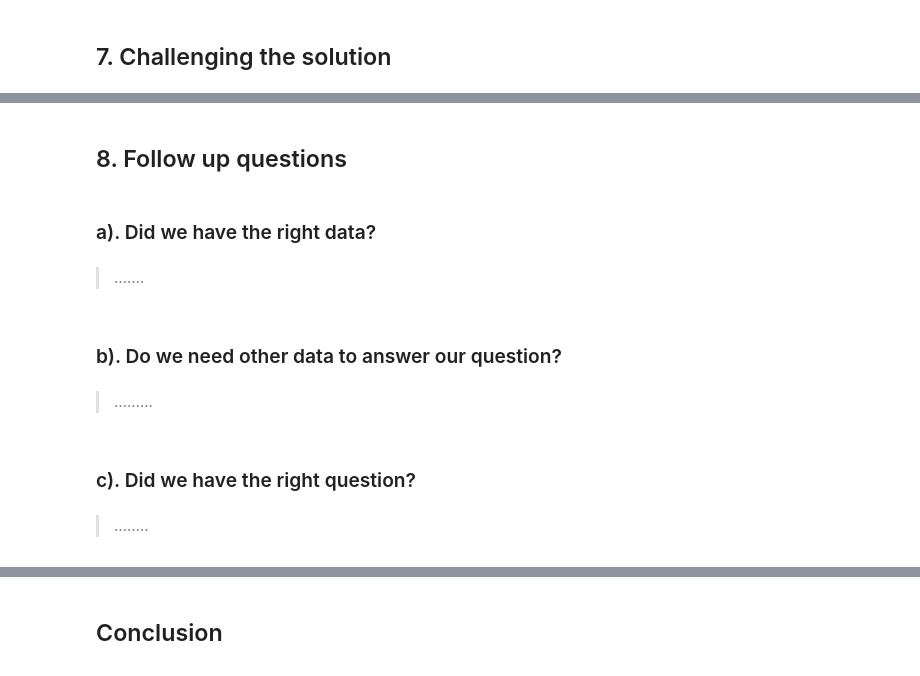
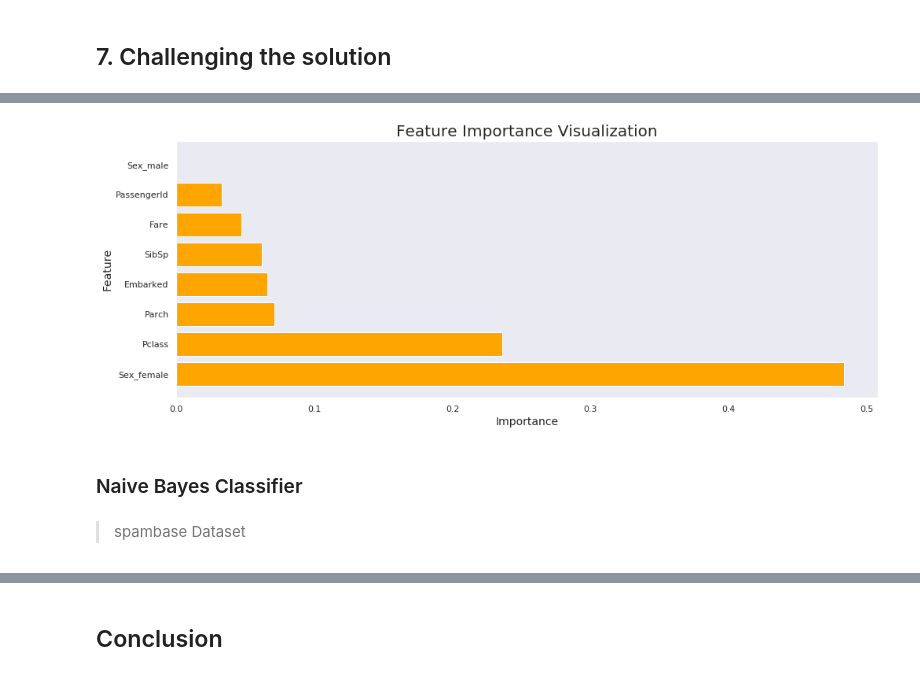
Before and after one commit to Mburia/How-to-Survive-The-1912-Titanic-Ship-Wreck-in-case-you-Travel-Back-in-Time, a Jupyter notebook: titanic.ipynb, the cells around one changed output, grey strips where cells are left out. Cells and saved outputs as stored; diff of their text form; code cells hidden in the pictures.

```diff
--- a/titanic.ipynb
+++ b/titanic.ipynb
@@ -770,19 +807,3 @@ X_train, X_test, y_train, y_test = train_test_split(X, y, test_size=0.30, random
-# %%
-# Selecting the columns to be used as data for accuracy testing
-
-cols = [col for col in train.columns if col not in ['  ']]
-
-
-
-X = train[cols]
-
-
-#assigning the target column
-
-y = train['  ']
-
-
-X_test = test[cols]
 # %% [markdown]
 ### Normalisation & P.C.A
 # %%
@@ -812,4 +833,6 @@ X_test = pca.transform(X_test)
 # %%
+from sklearn.neighbors import KNeighborsClassifier
+
 components = {}
 
 for i in np.arange(1, len(X.columns)+1):
@@ -817,13 +840,11 @@ for i in np.arange(1, len(X.columns)+1):
 
   # Training and Making Predictions
 
-  # The random forest classification classifier has been used to make predictions.
 
-  from sklearn.linear_model import LogisticRegression
 
-  classifier = LogisticRegression(random_state = 0)
+  classifier = KNeighborsClassifier()
 
-  classifier.fit(X, y)
+  classifier.fit(X_train, y_train)
 
 
   # Predicting the Test set results
@@ -837,9 +858,9 @@ for i in np.arange(1, len(X.columns)+1):
 
   from sklearn.metrics import accuracy_score
 
-  cm = confusion_matrix(y, y_pred)
+  cm = confusion_matrix(y_test, y_pred)
 
-  acc = accuracy_score(y, y_pred)
+  acc = accuracy_score(y_test, y_pred)
 
 
   print(cm)
@@ -902,14 +943,22 @@ plt.show()
-# %% [markdown]
-## 8. Follow up questions
-# %% [markdown]
-### a). Did we have the right data?
+# %%
+# Feature Importance Visualization
+
+plt.subplots(figsize = (16,6))
+
+sns.set_style('dark')
+
+plt.barh(importances.index, importances.importance,color = 'orange')
+
+plt.title('Feature Importance Visualization', fontsize = 20)
+
+plt.ylabel('Feature', fontsize = 14)
+
+plt.xlabel('Importance', fontsize = 14)
+
+plt.show()
+# %% [output]
+[figure, added]
+# %% [markdown]
+### Naive Bayes Classifier
 # %% [markdown]
->.......
+> spambase Dataset
-# %% [markdown]
-### b). Do we need other data to answer our question?
-# %% [markdown]
->.........
-# %% [markdown]
-### c). Did we have the right question?
-# %% [markdown]
->........
```
Also changed, not shown: parts of 24 cells of this notebook.
